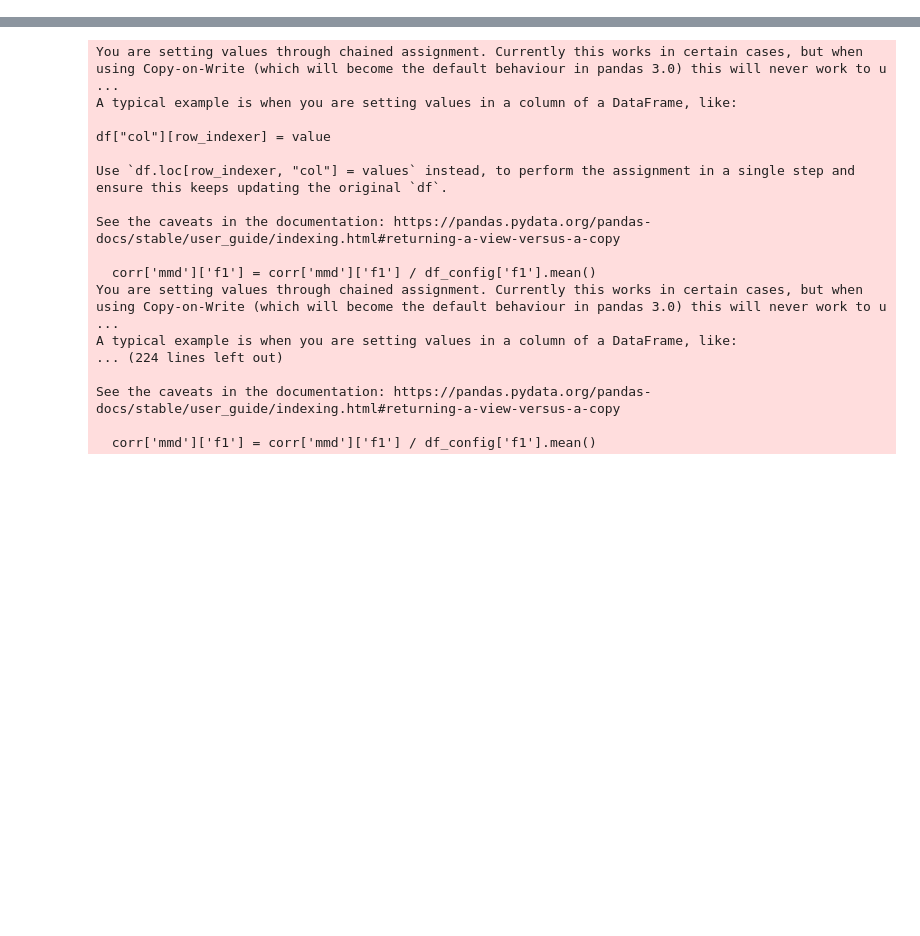
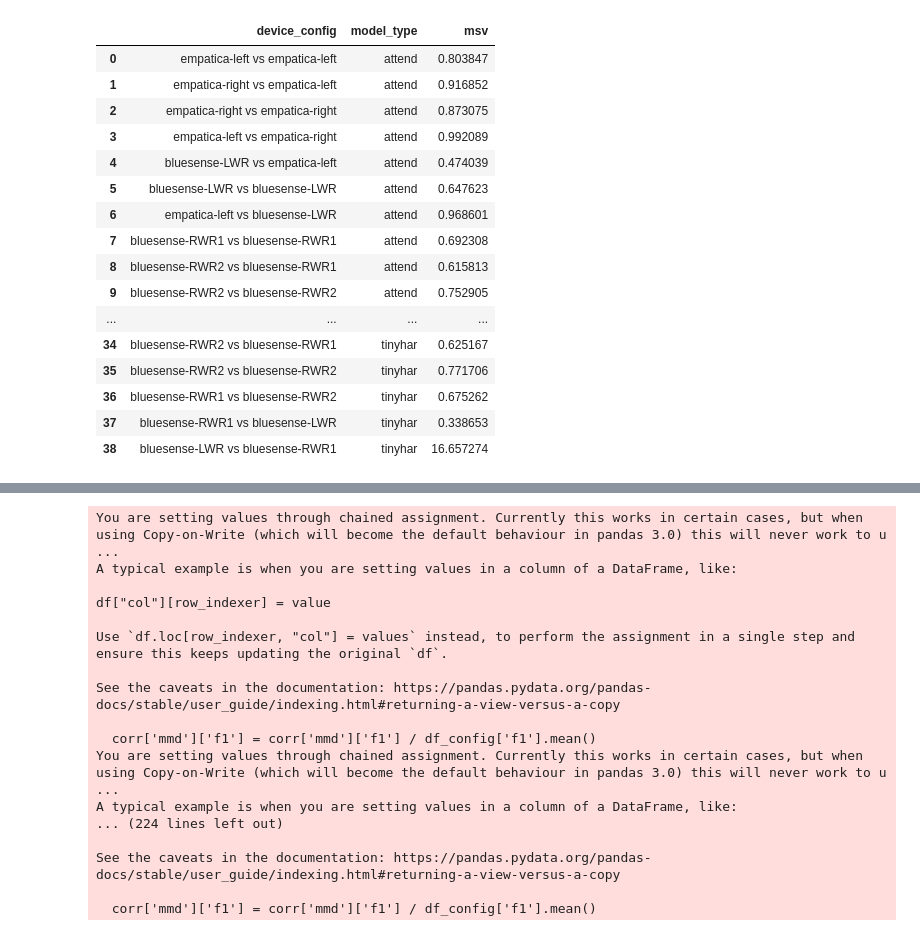
Before and after one commit to Gr33nMayhem/PERCOM_Variability_Research, a Jupyter notebook: notebooks/results_notebook/graph_creation_with_mmd.ipynb, the cells around one changed output, grey strips where cells are left out. Saved outputs shown, nothing was run; the diff lists cells and outputs as text; code cells hidden in the pictures; blank space fills up the shorter version.

```diff
--- a/notebooks/results_notebook/graph_creation_with_mmd.ipynb
+++ b/notebooks/results_notebook/graph_creation_with_mmd.ipynb
@@ -366,0 +370,20 @@ final_table
+# %%
+msv
+# %% [output]
+|  | device_config | model_type | msv |
+| 0 | empatica-left vs empatica-left | attend | 0.803847 |
+| 1 | empatica-right vs empatica-left | attend | 0.916852 |
+| 2 | empatica-right vs empatica-right | attend | 0.873075 |
+| 3 | empatica-left vs empatica-right | attend | 0.992089 |
+| 4 | bluesense-LWR vs empatica-left | attend | 0.474039 |
+| 5 | bluesense-LWR vs bluesense-LWR | attend | 0.647623 |
+| 6 | empatica-left vs bluesense-LWR | attend | 0.968601 |
+| 7 | bluesense-RWR1 vs bluesense-RWR1 | attend | 0.692308 |
+| 8 | bluesense-RWR2 vs bluesense-RWR1 | attend | 0.615813 |
+| 9 | bluesense-RWR2 vs bluesense-RWR2 | attend | 0.752905 |
+| ... | ... | ... | ... |
+| 34 | bluesense-RWR2 vs bluesense-RWR1 | tinyhar | 0.625167 |
+| 35 | bluesense-RWR2 vs bluesense-RWR2 | tinyhar | 0.771706 |
+| 36 | bluesense-RWR1 vs bluesense-RWR2 | tinyhar | 0.675262 |
+| 37 | bluesense-RWR1 vs bluesense-LWR | tinyhar | 0.338653 |
+| 38 | bluesense-LWR vs bluesense-RWR1 | tinyhar | 16.657274 |
```
Also changed, not shown: parts of 6 cells of this notebook, 1 other file.
